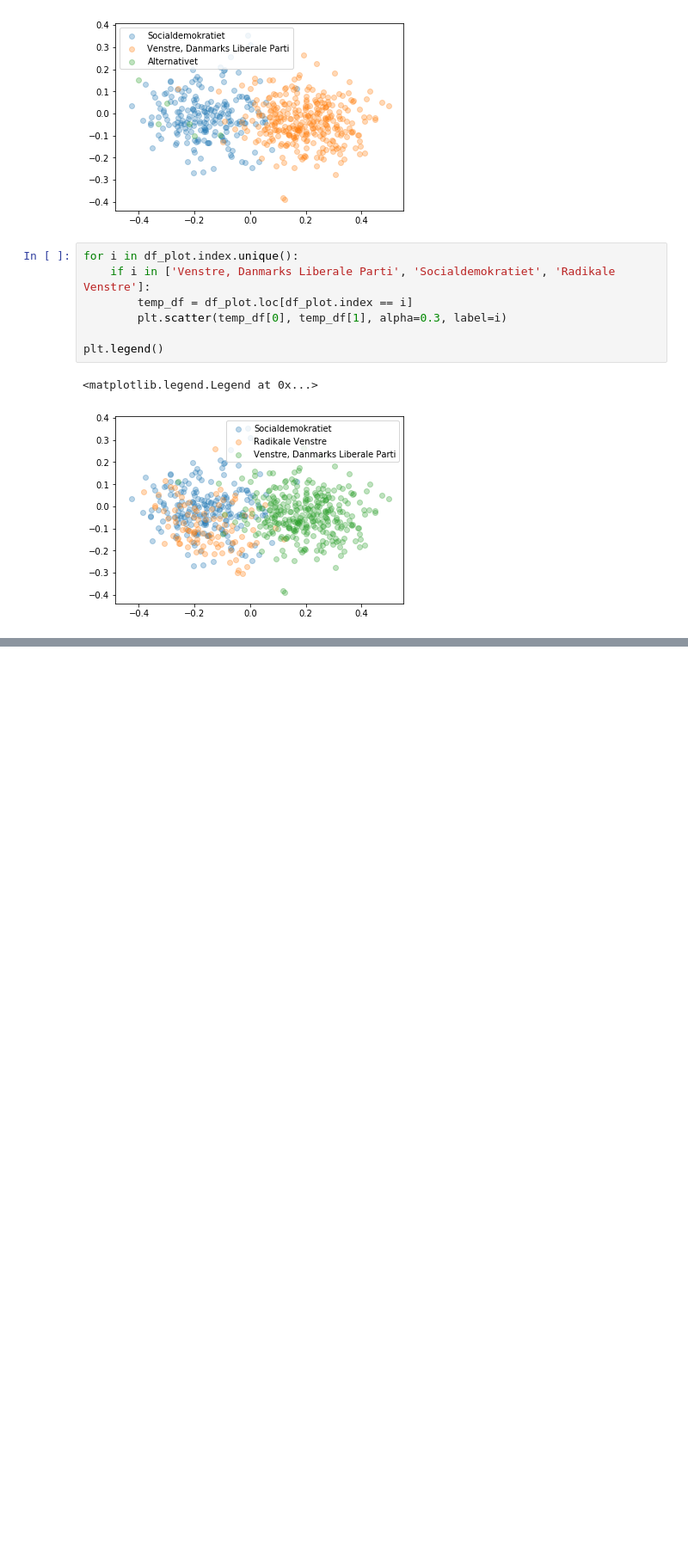
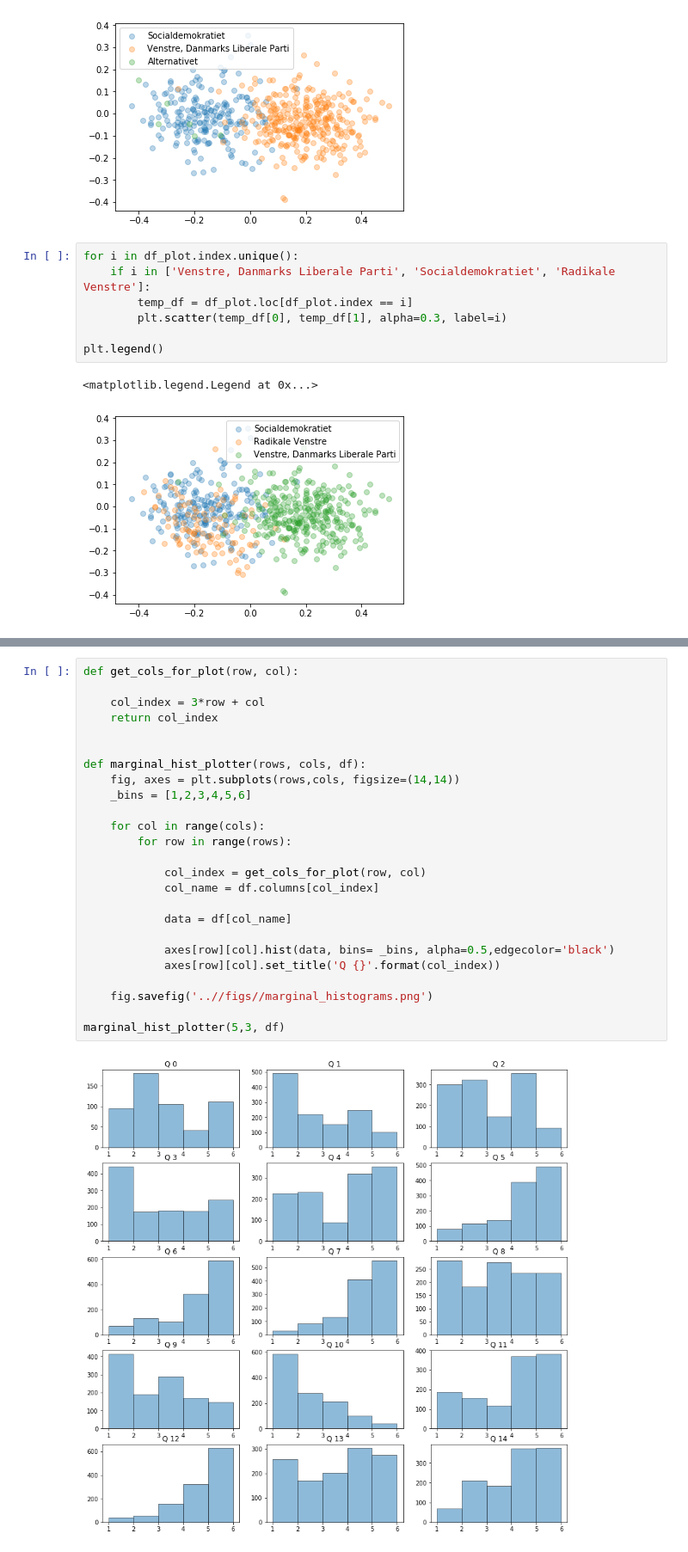
Before and after one commit to JonasPC/BayesFactorModel, a Jupyter notebook: notebooks/cleaningkv17data.ipynb, the cells around one changed output, grey strips where cells are left out. Shown: that part at 86% size. Cells and saved outputs as stored; diff of their text form; blank space fills up the shorter version.

Commit message:
added marginal distribution function to notebook

```diff
--- a/notebooks/cleaningkv17data.ipynb
+++ b/notebooks/cleaningkv17data.ipynb
@@ -240,0 +272,27 @@ plt.legend()
+# %%
+def get_cols_for_plot(row, col):
+
+    col_index = 3*row + col
+    return col_index
+
+
+def marginal_hist_plotter(rows, cols, df):
+    fig, axes = plt.subplots(rows,cols, figsize=(14,14))
+    _bins = [1,2,3,4,5,6]
+
+    for col in range(cols):
+        for row in range(rows):
+
+            col_index = get_cols_for_plot(row, col)
+            col_name = df.columns[col_index]
+
+            data = df[col_name]
+
+            axes[row][col].hist(data, bins= _bins, alpha=0.5,edgecolor='black')
+            axes[row][col].set_title('Q {}'.format(col_index))
+
+    fig.savefig('..//figs//marginal_histograms.png')
+
+marginal_hist_plotter(5,3, df)
+# %% [output]
+[figure, added]
```
Also changed, not shown: parts of 5 cells of this notebook, 1 other file.
